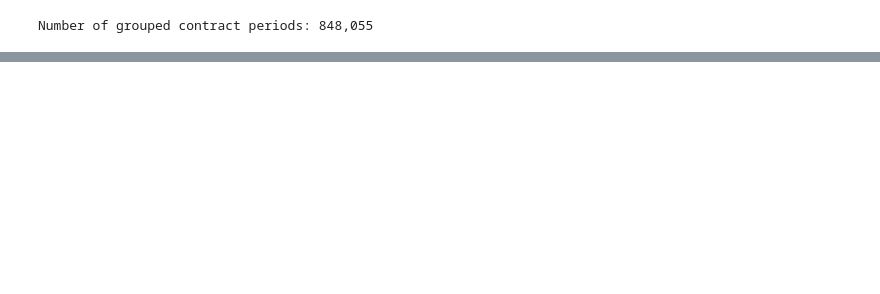
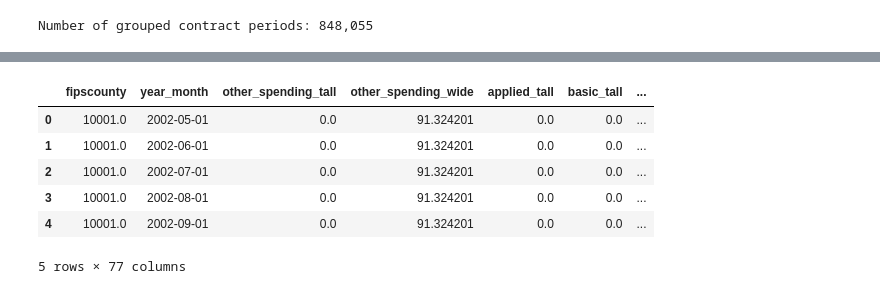
Before and after one commit to Robert-T-Remuszka/GovRnD, a Jupyter notebook: code/contract_data_work.ipynb, the cells around one changed output, grey strips where cells are left out. Saved outputs shown, nothing was run; the diff lists cells and outputs as text; code cells hidden in the pictures; blank space fills up the shorter version.

```diff
--- a/code/contract_data_work.ipynb
+++ b/code/contract_data_work.ipynb
@@ -460,0 +713,24 @@ agg_untouched['year_month'] = agg_untouched['year_month'].dt.to_timestamp()
+# %%
+# Code that aggregates non R and D contracts into the sum of their lifetime obligations (tall)
+
+# Sort so "first" is meaningful
+nonRD_tall = local_merge_other.sort_values(['contract_award_unique_key', 'action_date'])
+
+# Aggregation function
+nonRD_tall = (
+    nonRD_tall
+    .groupby('contract_award_unique_key')
+    .agg(
+        action_date=('action_date', 'first'),
+        federal_action_obligation_nonzero=('federal_action_obligation_nonzero', 'sum'),
+        product_or_service_code=('product_or_service_code', 'first'),
+        awarding_agency_code=('awarding_agency_code', 'first'),
+        fipscounty=(
+            'fipscounty',
+            'first'
+        ),
+    )
+    .reset_index()
+)
+
+nonRD_tall = nonRD_tall[nonRD_tall['federal_action_obligation_nonzero']>0]
@@ -462,9 +776,20 @@ agg_untouched['year_month'] = agg_untouched['year_month'].dt.to_timestamp()
 # merging everything
 
 RD_across_time_cut = RD_across_time_cut.rename(columns = {"month":"year_month"})
+other_across_time = other_across_time.rename(columns = {"month":"year_month"})
+RD_across_time_agencies = RD_across_time_agencies.rename(columns = {"month":"year_month"})
 
-wide_and_raw = pd.merge(agg_untouched, agg_county_research_wide, on = ["fipscounty", "year_month"], suffixes = ["_raw", "_tall"], how = "outer")
-RD_panel = pd.merge(wide_and_raw, RD_across_time_cut, on = ["fipscounty", "year_month"], how = "outer")
-RD_panel = RD_panel.rename(columns = {"basic":"basic_wide", "applied":"applied_wide", "other":"other_wide"})
-RD_panel = RD_panel.merge(fips_walk, on = "fipscounty").fillna(0)
+RD_panel = pd.merge(agg_county_research_wide, RD_across_time_cut, on = ["fipscounty", "year_month"], suffixes = ["_tall", "_wide"], how = "outer")
+
+nonRD_panel = pd.merge(agg_county_nonresearch_wide, other_across_time, on = ["fipscounty", "year_month"],
+                       suffixes = ["_tall", "_wide"], how = "outer")
+nonRD_panel = nonRD_panel.rename(columns = {"federal_action_obligation_nonzero":"other_spending_tall", "spending":"other_spending_wide"})
+
+agency_panel = pd.merge(agency_tall, RD_across_time_agencies, on = ["fipscounty", "year_month"], how = "outer", suffixes = ["_tall", "_wide"])
+
+county_panel = pd.merge(nonRD_panel, RD_panel, on = ["fipscounty", "year_month"], how = "outer")
+
+county_panel = pd.merge(county_panel, agency_panel, on = ["fipscounty", "year_month"], how = "outer")
+
+county_panel = county_panel.merge(fips_walk, on = "fipscounty").fillna(0)
 # %%
@@ -471,0 +797,10 @@ RD_panel.to_csv(data_location + 'G Contracts/county_panel.csv', index = False)
+# %%
+county_panel.head()
+# %% [output]
+|  | fipscounty | year_month | other_spending_tall | other_spending_wide | applied_tall | basic_tall | ... |
+| 0 | 10001.0 | 2002-05-01 | 0.0 | 91.324201 | 0.0 | 0.0 | ... |
+| 1 | 10001.0 | 2002-06-01 | 0.0 | 91.324201 | 0.0 | 0.0 | ... |
+| 2 | 10001.0 | 2002-07-01 | 0.0 | 91.324201 | 0.0 | 0.0 | ... |
+| 3 | 10001.0 | 2002-08-01 | 0.0 | 91.324201 | 0.0 | 0.0 | ... |
+| 4 | 10001.0 | 2002-09-01 | 0.0 | 91.324201 | 0.0 | 0.0 | ... |
+5 rows × 77 columns
```
Also changed, not shown: parts of 44 cells of this notebook.
